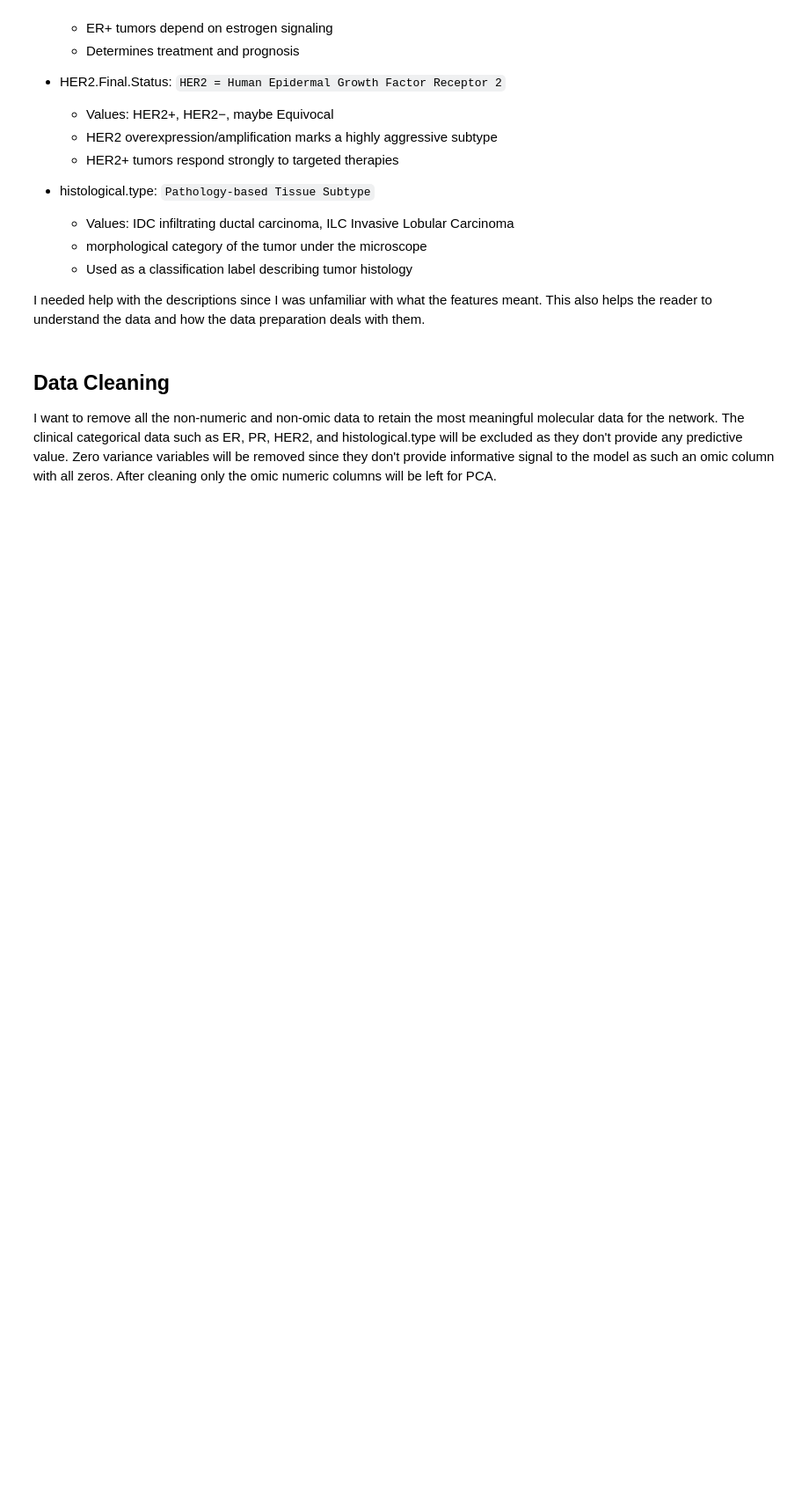
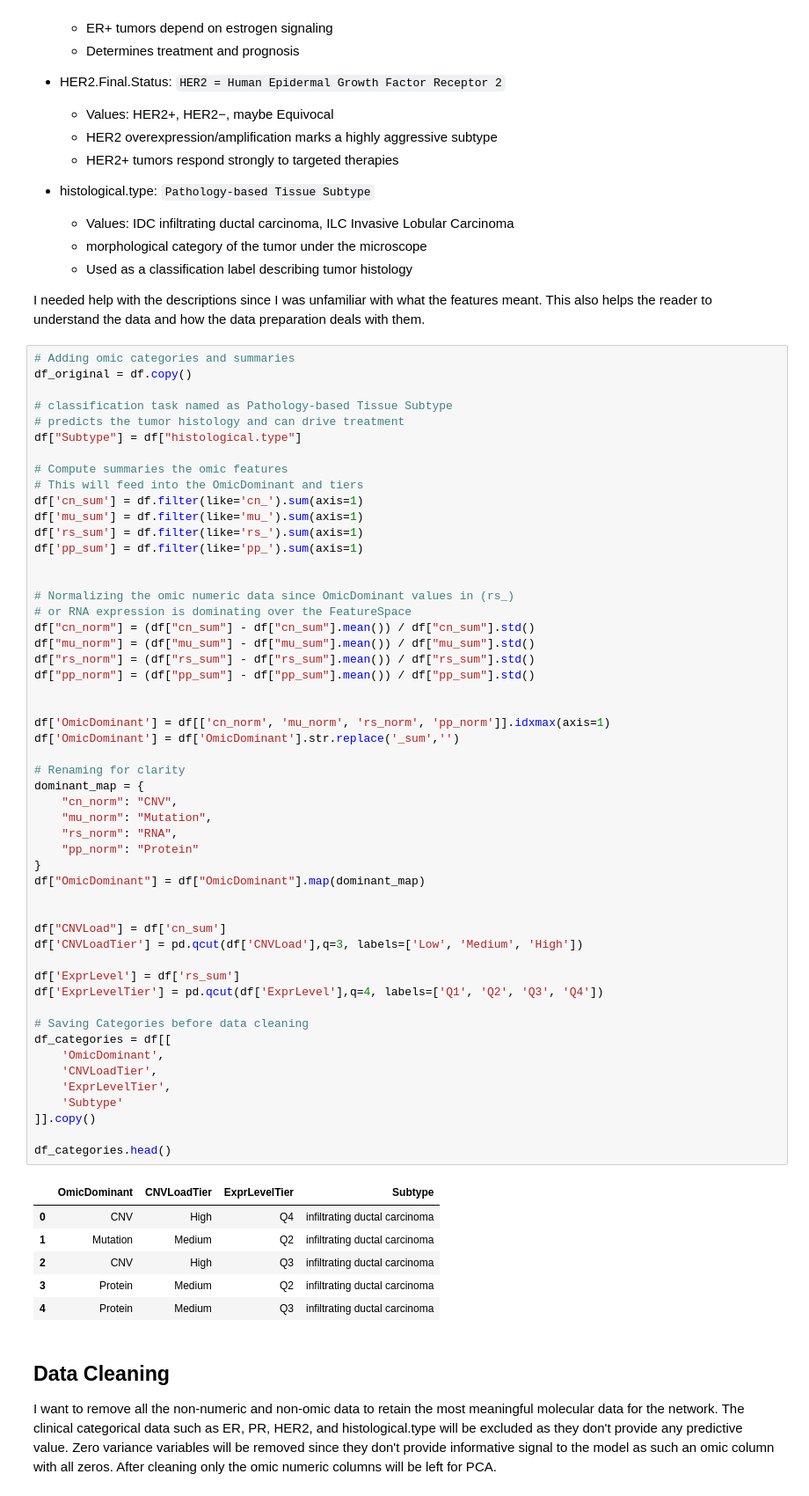
Before and after one commit to kcrawford-svg/breast-cancer-multiomics-classifier, a Jupyter notebook: lab5_wide_deep_brca.ipynb, the cells around one changed output. Shown: that part at 88% size. Drawn from its saved outputs; the diff is of its cells as text; blank space fills up the shorter version.

```diff
--- a/lab5_wide_deep_brca.ipynb
+++ b/lab5_wide_deep_brca.ipynb
@@ -143,6 +146,65 @@ These 4 are Categorical Clinical Pathology Annotations
     - Used as a classification label describing tumor histology
 
 I needed help with the descriptions since I was unfamiliar with what the features meant. This also helps the reader to understand the data and how the data preparation deals with them.
+# %%
+# Adding omic categories and summaries
+df_original = df.copy()
+
+# classification task named as Pathology-based Tissue Subtype
+# predicts the tumor histology and can drive treatment
+df["Subtype"] = df["histological.type"]
+
+# Compute summaries the omic features
+# This will feed into the OmicDominant and tiers
+df['cn_sum'] = df.filter(like='cn_').sum(axis=1)
+df['mu_sum'] = df.filter(like='mu_').sum(axis=1)
+df['rs_sum'] = df.filter(like='rs_').sum(axis=1)
+df['pp_sum'] = df.filter(like='pp_').sum(axis=1)
+
+
+# Normalizing the omic numeric data since OmicDominant values in (rs_)
+# or RNA expression is dominating over the FeatureSpace
+df["cn_norm"] = (df["cn_sum"] - df["cn_sum"].mean()) / df["cn_sum"].std()
+df["mu_norm"] = (df["mu_sum"] - df["mu_sum"].mean()) / df["mu_sum"].std()
+df["rs_norm"] = (df["rs_sum"] - df["rs_sum"].mean()) / df["rs_sum"].std()
+df["pp_norm"] = (df["pp_sum"] - df["pp_sum"].mean()) / df["pp_sum"].std()
+
+
+df['OmicDominant'] = df[['cn_norm', 'mu_norm', 'rs_norm', 'pp_norm']].idxmax(axis=1)
+df['OmicDominant'] = df['OmicDominant'].str.replace('_sum','')
+
+# Renaming for clarity
+dominant_map = {
+    "cn_norm": "CNV",
+    "mu_norm": "Mutation",
+    "rs_norm": "RNA",
+    "pp_norm": "Protein"
+}
+df["OmicDominant"] = df["OmicDominant"].map(dominant_map)
+
+
+df["CNVLoad"] = df['cn_sum']
+df['CNVLoadTier'] = pd.qcut(df['CNVLoad'],q=3, labels=['Low', 'Medium', 'High'])
+
+df['ExprLevel'] = df['rs_sum']
+df['ExprLevelTier'] = pd.qcut(df['ExprLevel'],q=4, labels=['Q1', 'Q2', 'Q3', 'Q4'])
+
+# Saving Categories before data cleaning
+df_categories = df[[
+    'OmicDominant',
+    'CNVLoadTier',
+    'ExprLevelTier',
+    'Subtype'
+]].copy()
+
+df_categories.head()
+# %% [output]
+|  | OmicDominant | CNVLoadTier | ExprLevelTier | Subtype |
+| 0 | CNV | High | Q4 | infiltrating ductal carcinoma |
+| 1 | Mutation | Medium | Q2 | infiltrating ductal carcinoma |
+| 2 | CNV | High | Q3 | infiltrating ductal carcinoma |
+| 3 | Protein | Medium | Q2 | infiltrating ductal carcinoma |
+| 4 | Protein | Medium | Q3 | infiltrating ductal carcinoma |
 # %% [markdown]
 ## Data Cleaning
 
```
Also changed, not shown: parts of 16 cells of this notebook, 1 other file.
